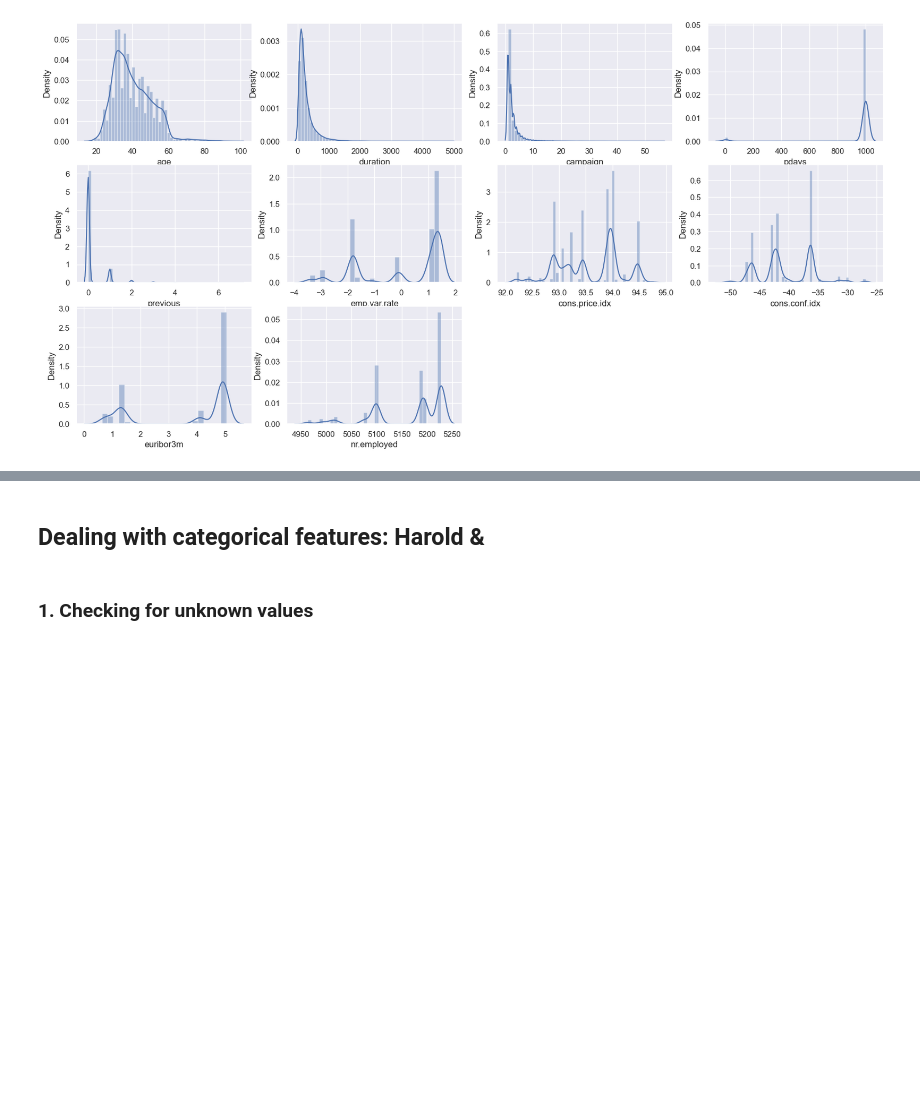
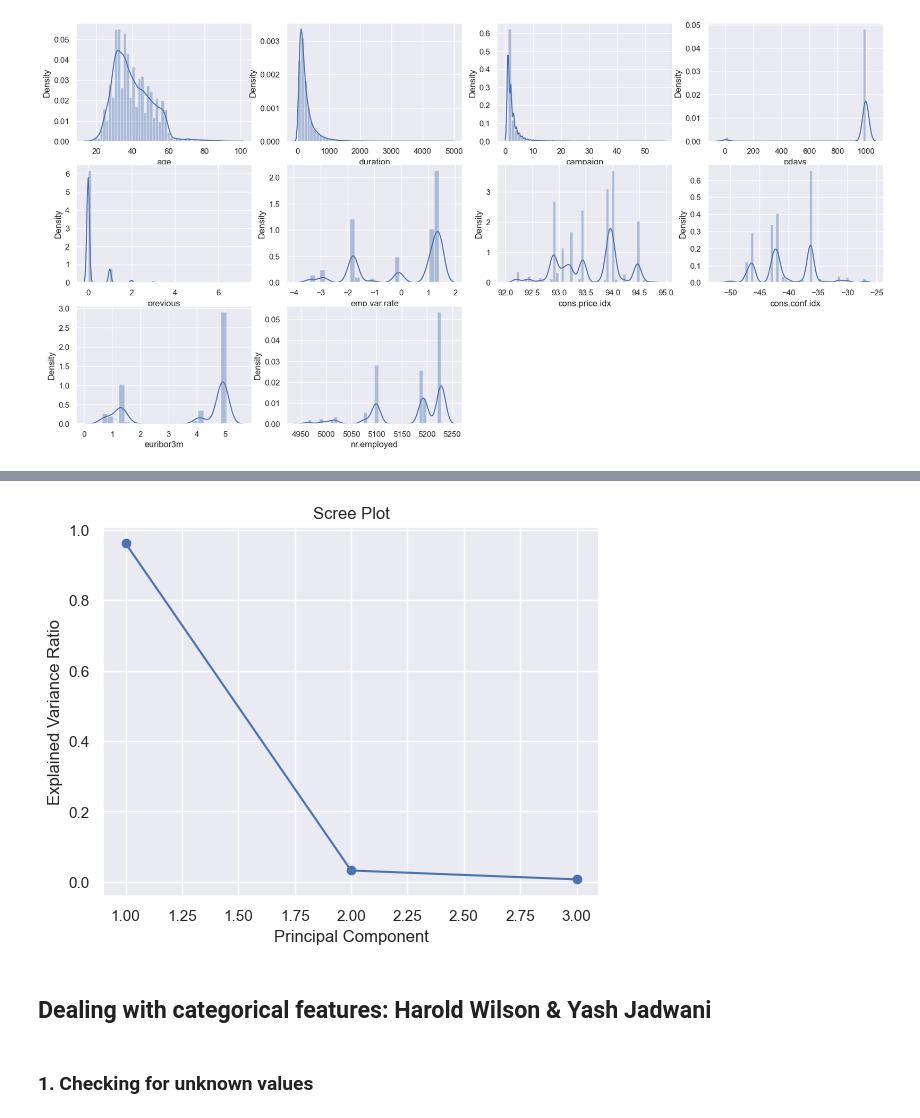
Before and after one commit to singhanuj695/Data-glacier-Group-Project, a Jupyter notebook: Yash_Week_9.ipynb, the cells around one changed output, grey strips where cells are left out. Drawn from its saved outputs; the diff is of its cells as text; code cells hidden in the pictures; blank space fills up the shorter version.

```diff
--- a/Yash_Week_9.ipynb
+++ b/Yash_Week_9.ipynb
@@ -96,0 +119,23 @@ for feature in num_features:
+# %%
+# Using PCA to reduce these features into one or two features, hence reducing multi-collinearity
+from sklearn.decomposition import PCA
+
+# Standardizing the values in the features
+df_subset = df_copy1[high_corr_features]
+df_subset = (df_subset - df_subset.mean()) / df_subset.std()
+
+# Perform PCA with 3 components
+pca = PCA(n_components=3)
+pca.fit(df_subset)
+
+# Get explained variance ratio
+variance = pca.explained_variance_ratio_
+
+# Plot scree plot
+plt.plot(range(1, len(variance) + 1), variance, marker='o')
+plt.xlabel('Principal Component')
+plt.ylabel('Explained Variance Ratio')
+plt.title('Scree Plot')
+plt.show()
+# %% [output]
+[figure, added]
@@ -97,5 +155,5 @@ for feature in num_features:
 # %% [markdown]
-## Dealing with categorical features: Harold &
+## Dealing with categorical features: Harold Wilson & Yash Jadwani
 # %% [markdown]
 ### 1. Checking for unknown values
 # %%
```
Also changed, not shown: parts of 6 cells of this notebook.
